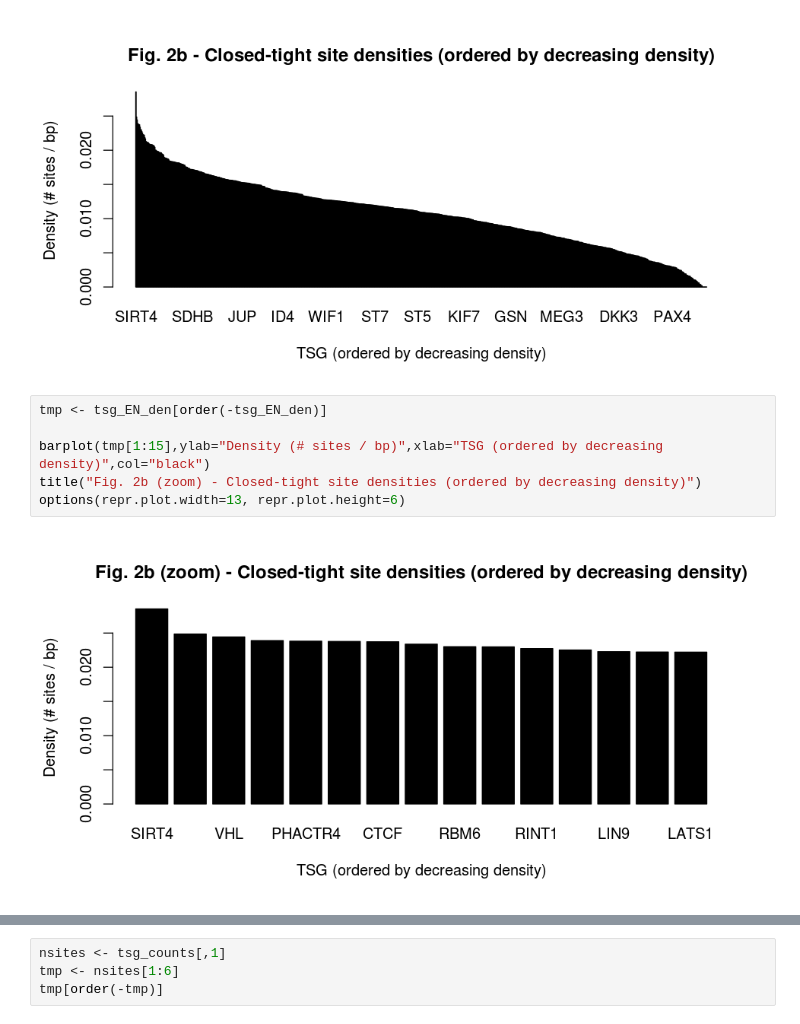
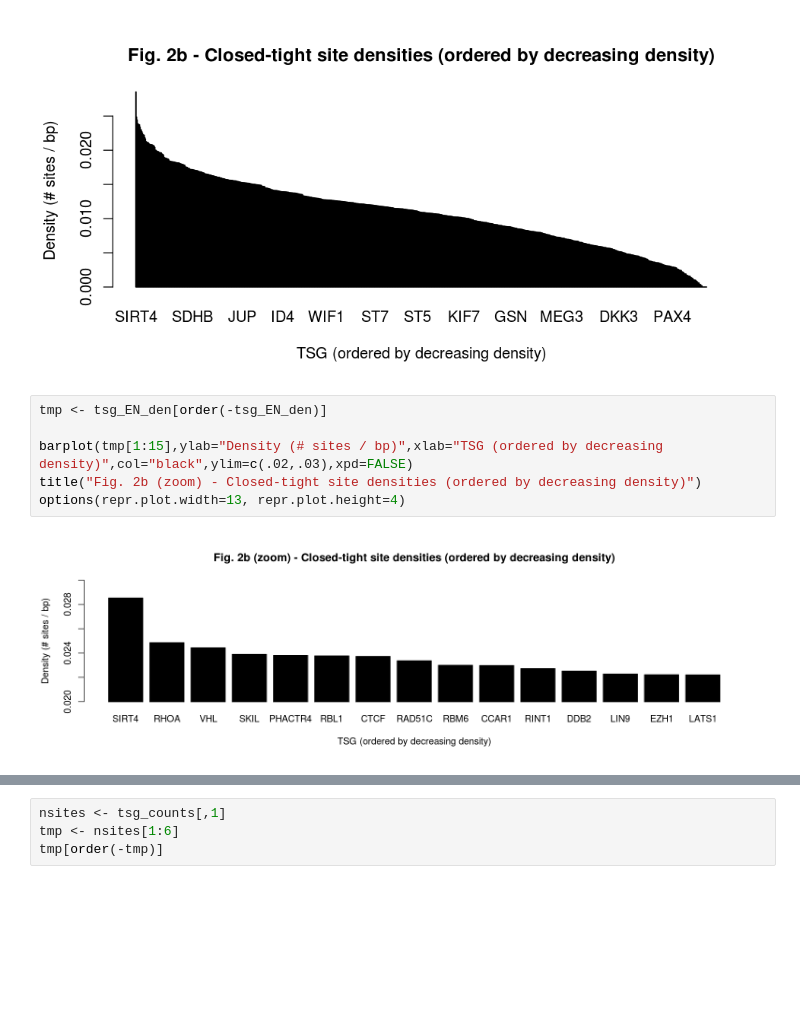
Before and after one commit to atallah-lab/analyses, a Jupyter notebook: tsg_insertionstats_2.ipynb, the cells around one changed output, grey strips where cells are left out. Saved outputs shown, nothing was run; the diff lists cells and outputs as text; blank space fills up the shorter version.

```diff
--- a/tsg_insertionstats_2.ipynb
+++ b/tsg_insertionstats_2.ipynb
@@ -213,9 +222,9 @@ options(repr.plot.width=8, repr.plot.height=4)
 # %%
 tmp <- tsg_EN_den[order(-tsg_EN_den)]
 
-barplot(tmp[1:15],ylab="Density (# sites / bp)",xlab="TSG (ordered by decreasing density)",col="black")
+barplot(tmp[1:15],ylab="Density (# sites / bp)",xlab="TSG (ordered by decreasing density)",col="black",ylim=c(.02,.03),xpd=FALSE)
 title("Fig. 2b (zoom) - Closed-tight site densities (ordered by decreasing density)")
-options(repr.plot.width=13, repr.plot.height=6)
+options(repr.plot.width=13, repr.plot.height=4)
 # %% [output]
-[figure, old version]
+[figure, new version]
 # %%
```
Also changed, not shown: parts of 12 cells of this notebook, 12 other files.
